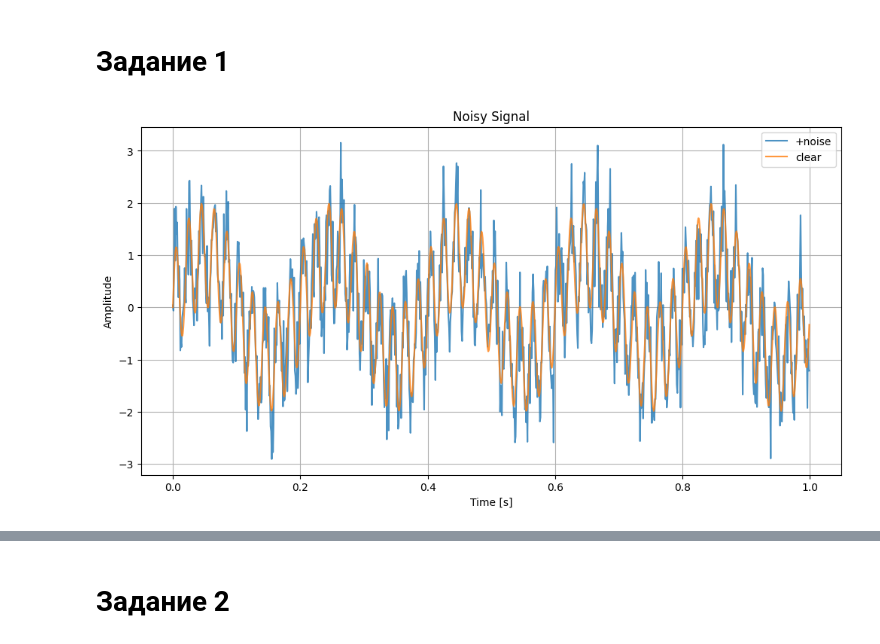
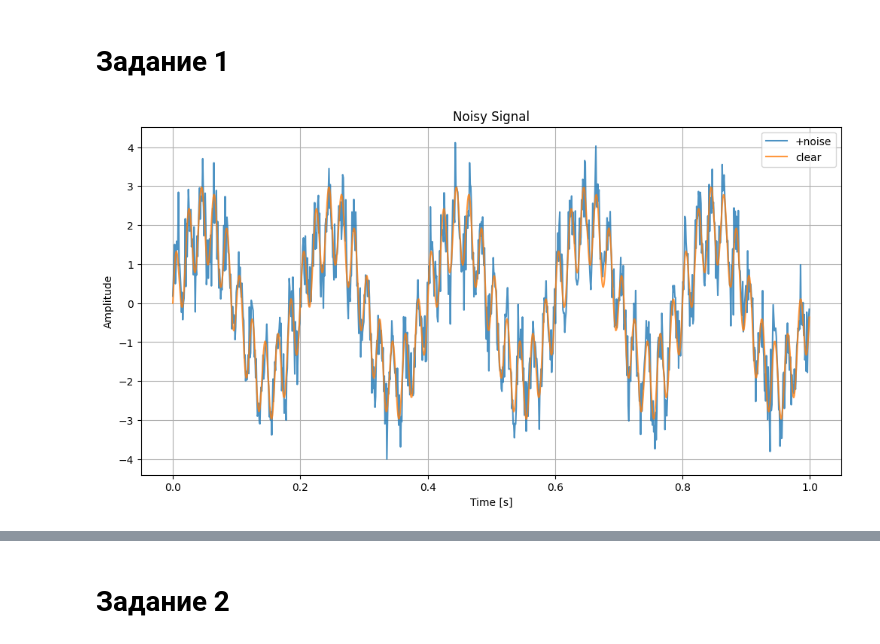
Before and after one commit to Chpel/Maga, a Jupyter notebook: Time Series Diff/lab4.ipynb, the cells around one changed output, grey strips where cells are left out. Cells and saved outputs as stored; diff of their text form; code cells hidden in the pictures.

```diff
--- a/Time Series Diff/lab4.ipynb
+++ b/Time Series Diff/lab4.ipynb
@@ -3,35 +3,35 @@
 # %%
 import numpy as np
 import matplotlib.pyplot as plt
 
 def gen_data(pN, freq, amp, noise_amp):
     # Generate the clean signal
     fs = 2**int(pow_N)  # Sampling frequency
     t = np.arange(0, 1.0, 1/fs)  # Time vector
     signal = sum(a * np.sin(2 * np.pi * f * t) for a, f in zip(amplitude, freq))
     # Add noise to the signal
     return t, signal, signal + noise_amp * np.random.normal(size=t.shape)
 
 # Parameters
 pow_N = 10 #power of frequency (will be ceiled)
 frequencies = [5, 50]  # Frequencies of the sine waves
-amplitude = [1, 1]  # Amplitude of the sine waves
+amplitude = [2, 1]  # Amplitude of the sine waves
 noise_amplitude = 0.5  # Amplitude of the noise
 
 t, signal, noisy_signal = gen_data(pow_N, frequencies, amplitude, noise_amplitude)
 
 # Plot the noisy signal
 plt.figure(figsize=(12, 6))
 plt.plot(t, noisy_signal, alpha=0.8, label='+noise')
 plt.plot(t, signal, alpha=0.8, label='clear')
 plt.title('Noisy Signal')
 plt.xlabel('Time [s]')
 plt.ylabel('Amplitude')
 plt.legend()
 plt.grid()
 plt.show()
 # %% [output]
-[figure, old version]
+[figure, new version]
 # %%
 def fft(x):
     N = len(x)
```
Also changed, not shown: parts of 32 cells of this notebook, 4 other files.
